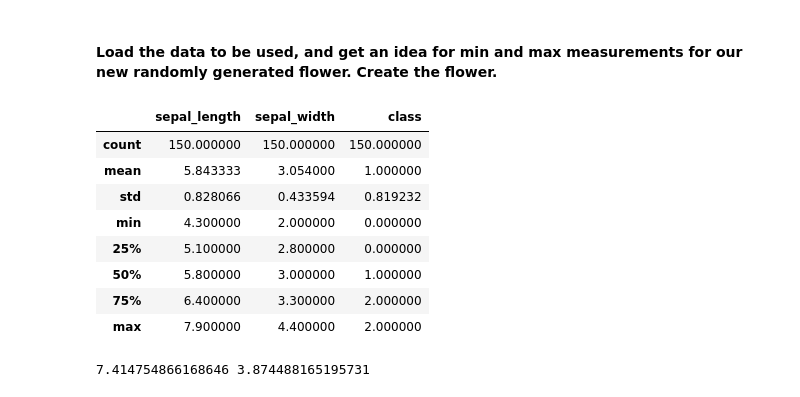
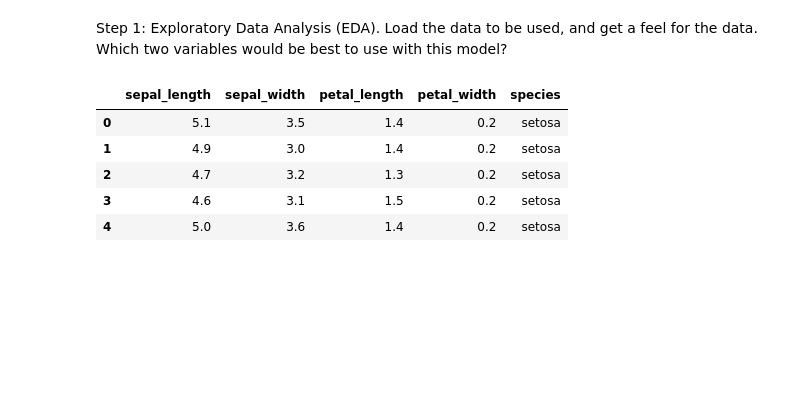
Before and after one commit to mshofmann/data_science, a Jupyter notebook: Classify_New_Flower.ipynb, the cells around one changed output. Drawn from its saved outputs; the diff is of its cells as text; code cells hidden in the pictures; blank space fills up the shorter version.

```diff
--- a/Classify_New_Flower.ipynb
+++ b/Classify_New_Flower.ipynb
@@ -10,27 +9,15 @@ import pandas as pd
 import random
 import math
 from collections import Counter
-# %% [markdown]
-#### Load the data to be used, and get an idea for min and max measurements for our new randomly generated flower. Create the flower.
-# %%
-dataset = load_iris()
-names = ['sepal_length','sepal_width','petal_length','petal_width']
-df = pd.DataFrame(dataset.data, columns=names)
-df['class'] = dataset.target
-df = df[['sepal_length','sepal_width','class']]
-df.describe()
-# %% [output]
-|  | sepal_length | sepal_width | class |
-| count | 150.000000 | 150.000000 | 150.000000 |
-| mean | 5.843333 | 3.054000 | 1.000000 |
-| std | 0.828066 | 0.433594 | 0.819232 |
-| min | 4.300000 | 2.000000 | 0.000000 |
-| 25% | 5.100000 | 2.800000 | 0.000000 |
-| 50% | 5.800000 | 3.000000 | 1.000000 |
-| 75% | 6.400000 | 3.300000 | 2.000000 |
-| max | 7.900000 | 4.400000 | 2.000000 |
-# %%
-x, y = random.uniform(4.3,7.9), random.uniform(2.0,4.4)
-print(x, y)
-# %% [output]
-7.414754866168646 3.874488165195731
+# %% [markdown]
+Step 1: Exploratory Data Analysis (EDA). Load the data to be used, and get a feel for the data. Which two variables would be best to use with this model?
+# %%
+df = sns.load_dataset('iris')
+df.head()
+# %% [output]
+|  | sepal_length | sepal_width | petal_length | petal_width | species |
+| 0 | 5.1 | 3.5 | 1.4 | 0.2 | setosa |
+| 1 | 4.9 | 3.0 | 1.4 | 0.2 | setosa |
+| 2 | 4.7 | 3.2 | 1.3 | 0.2 | setosa |
+| 3 | 4.6 | 3.1 | 1.5 | 0.2 | setosa |
+| 4 | 5.0 | 3.6 | 1.4 | 0.2 | setosa |
```
Also changed, not shown: parts of 14 cells of this notebook.
